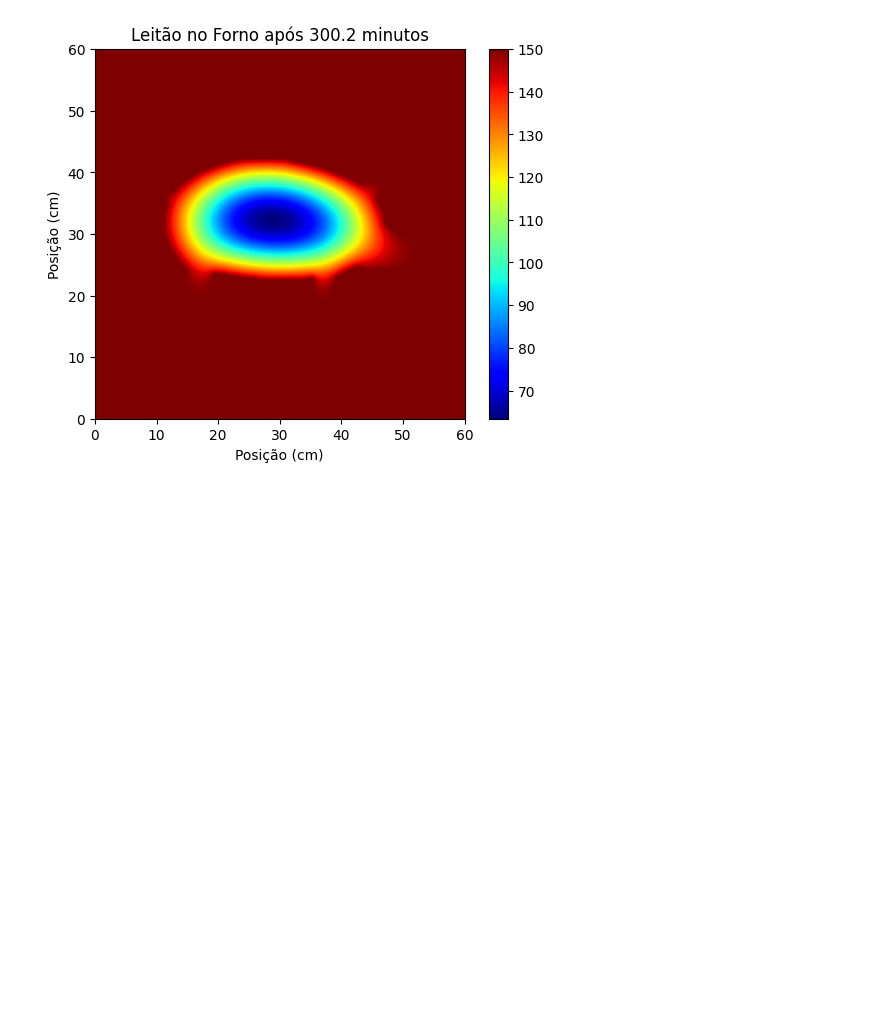
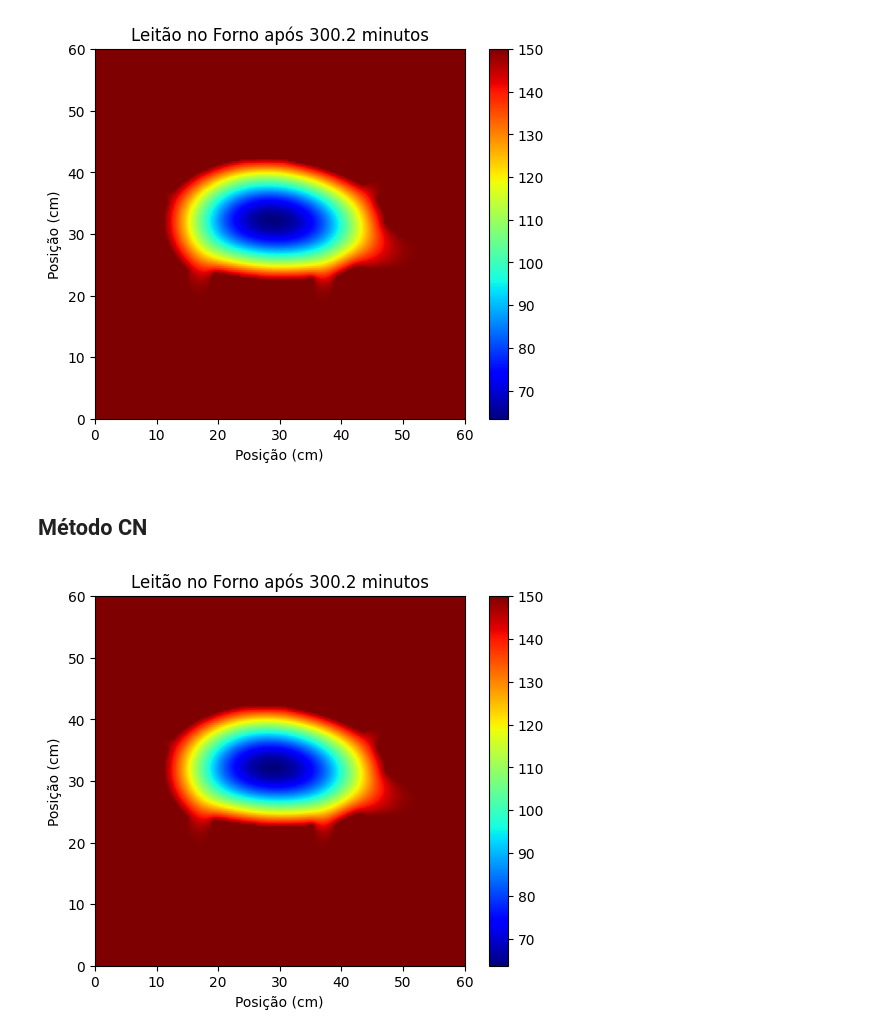
Before and after one commit to guilhermebaos/Aulas-Uni, a Jupyter notebook: Métodos-Computacionais/programas/03-EDPs-Parabólicas/01-Calor2D.ipynb, the cells around one changed output. Cells and saved outputs as stored; diff of their text form; code cells hidden in the pictures; blank space fills up the shorter version.

Commit message:
[MCE] Calor 2D - Método CN

```diff
--- a/Métodos-Computacionais/programas/03-EDPs-Parabólicas/01-Calor2D.ipynb
+++ b/Métodos-Computacionais/programas/03-EDPs-Parabólicas/01-Calor2D.ipynb
@@ -239,3 +294,25 @@ plt.ylabel('Posição (cm)')
 plt.show()
 # %% [output]
 [figure]
+# %% [markdown]
+## Método CN
+# %%
+# Vamos apenas simular a parte do forno que interessa (forno e máscara Cortadas)
+dN = 6 # Margem de segurança para evitar cortar o leitão
+fornoC, leitaoC = forno[(NYI - dN):-(NYI - dN), (NXI - dN):-(NXI - dN)], leitao[(NYI - dN):-(NYI - dN), (NXI - dN):-(NXI - dN)]
+
+# Fazer a simulação
+cozinhado, tempo = calor2DCN(5 * 3600, fornoC, leitaoC, DIF, DX, DY, 10)
+
+# Desfazer o recorte
+fornoF = np.copy(forno)
+fornoF[(NYI - dN):-(NYI - dN), (NXI - dN):-(NXI - dN)] = cozinhado
+
+plt.imshow(fornoF, extent=(0, FORNOX / 0.01, 0, FORNOY / 0.01), cmap="jet")
+plt.colorbar()
+plt.title(f"Leitão no Forno após {tempo/60:.1f} minutos")
+plt.xlabel('Posição (cm)')
+plt.ylabel('Posição (cm)')
+plt.show()
+# %% [output]
+[figure, added]
```
Also changed, not shown: parts of 2 cells of this notebook, 2 other files.
